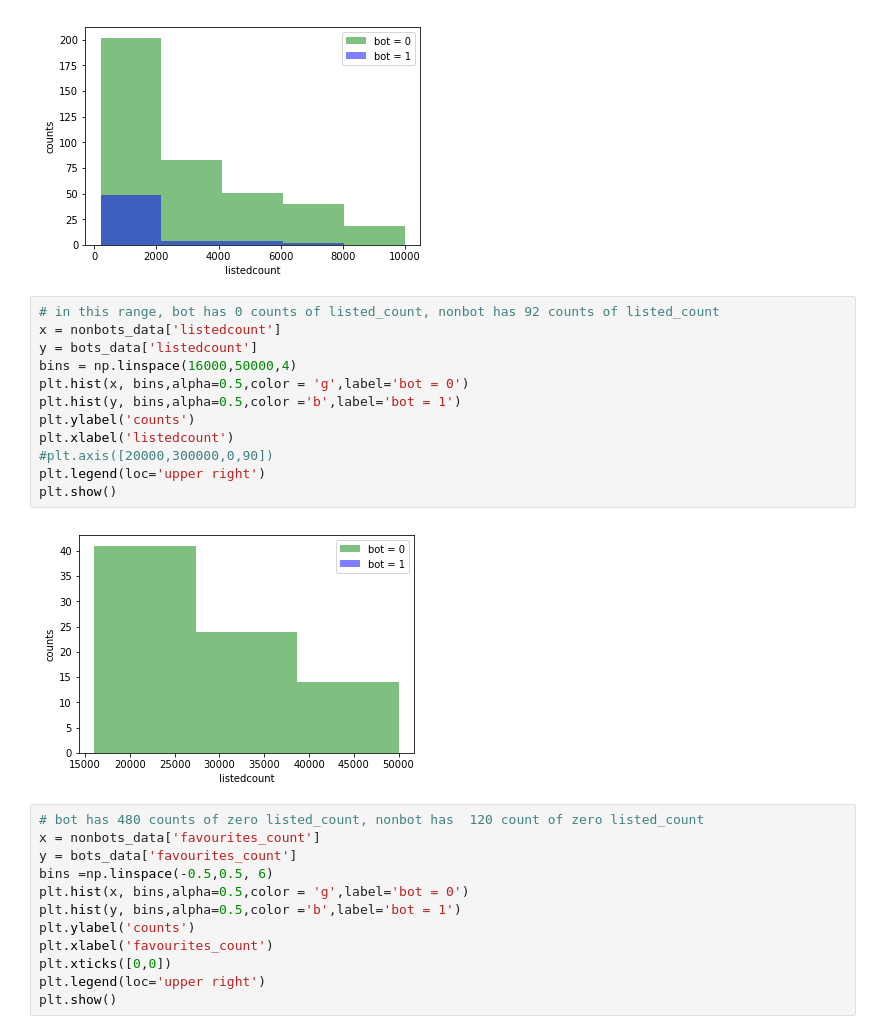
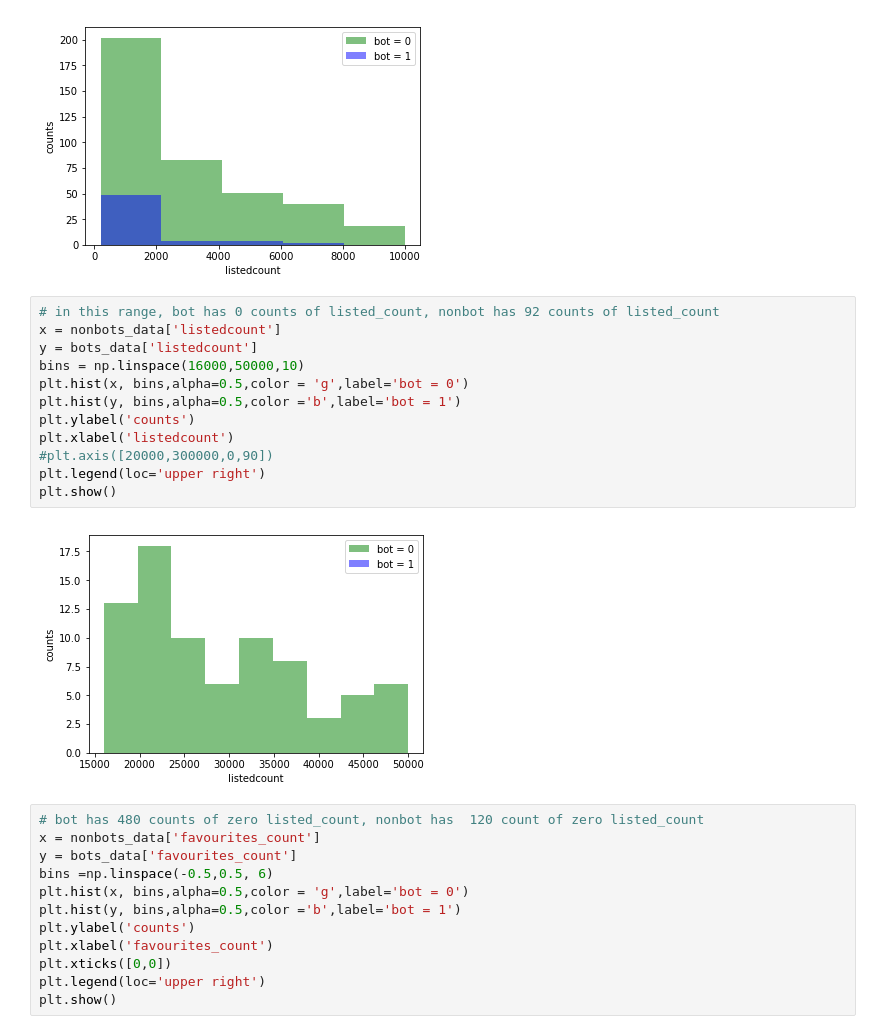
Before and after one commit to qiweizhou94/ML_TwitterProject, a Jupyter notebook: Project1-2-4.9.2017.ipynb, the cells around one changed output. Saved outputs shown, nothing was run; the diff lists cells and outputs as text.

```diff
--- a/Project1-2-4.9.2017.ipynb
+++ b/Project1-2-4.9.2017.ipynb
@@ -225,17 +225,17 @@ plt.show()
 # %%
 # in this range, bot has 0 counts of listed_count, nonbot has 92 counts of listed_count
 x = nonbots_data['listedcount']
 y = bots_data['listedcount']
-bins = np.linspace(16000,50000,4)
+bins = np.linspace(16000,50000,10)
 plt.hist(x, bins,alpha=0.5,color = 'g',label='bot = 0')
 plt.hist(y, bins,alpha=0.5,color ='b',label='bot = 1')
 plt.ylabel('counts')
 plt.xlabel('listedcount')
 #plt.axis([20000,300000,0,90])
 plt.legend(loc='upper right')
 plt.show()
 # %% [output]
-[figure, old version]
+[figure, new version]
 # %%
 # bot has 480 counts of zero listed_count, nonbot has  120 count of zero listed_count
 x = nonbots_data['favourites_count']
```
Also changed, not shown: parts of 36 cells of this notebook, 2 other files.
